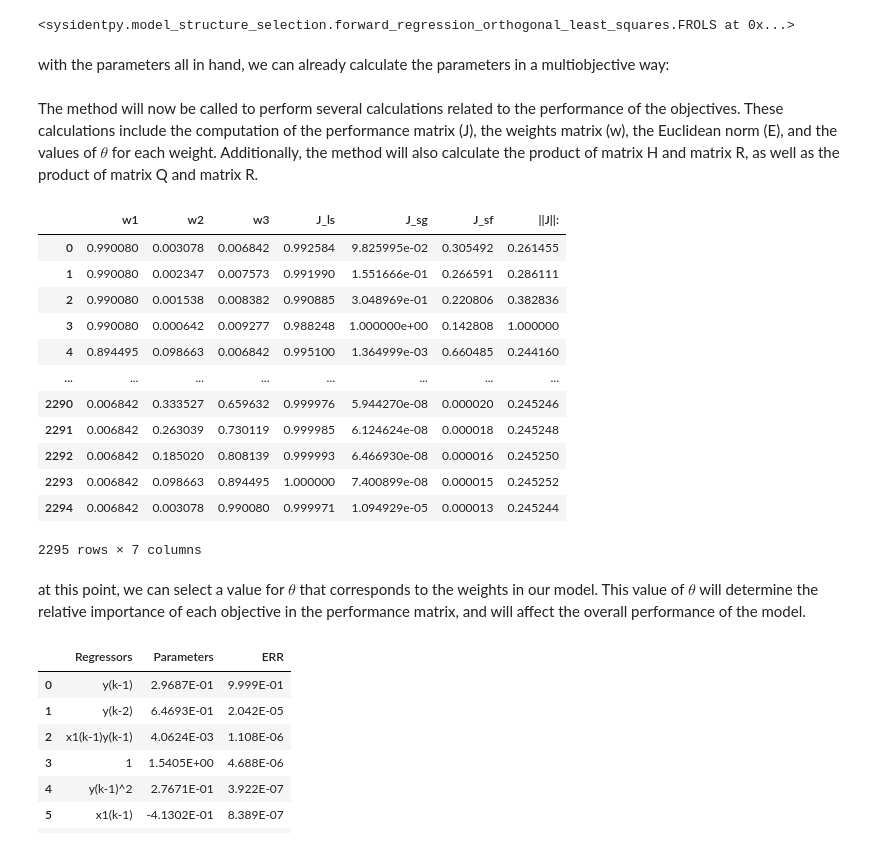
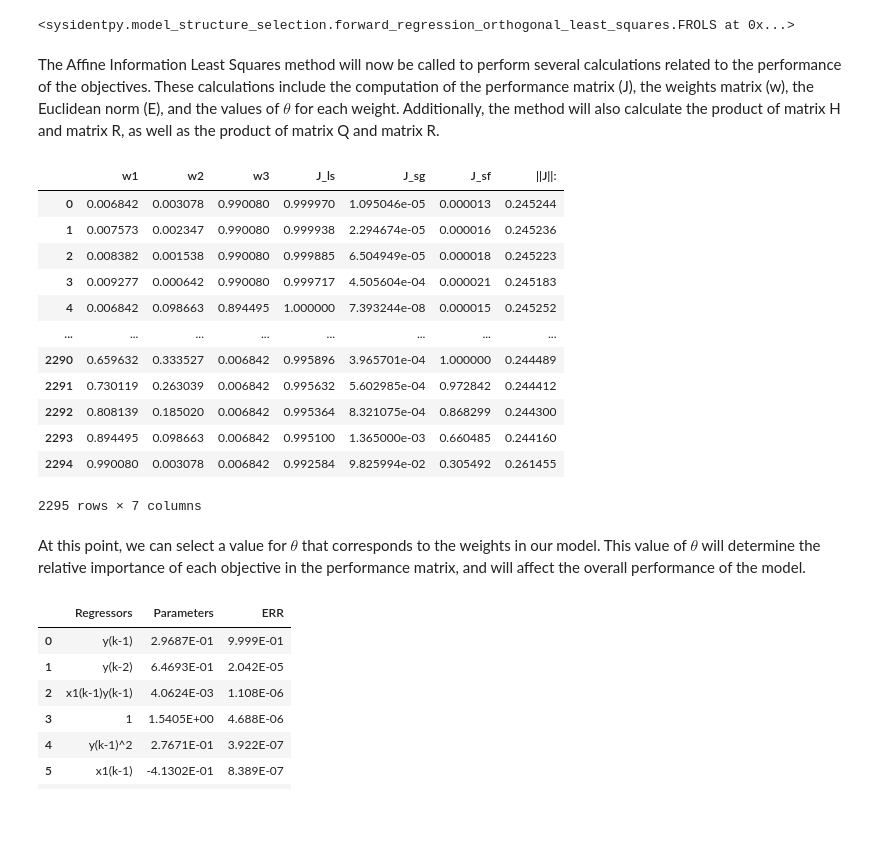
Before and after one commit to wilsonrljr/sysidentpy, a Jupyter notebook: examples/multiobjective.ipynb, the cells around one changed output. Drawn from its saved outputs; the diff is of its cells as text; code cells hidden in the pictures; blank space fills up the shorter version.

```diff
--- a/examples/multiobjective.ipynb
+++ b/examples/multiobjective.ipynb
@@ -139,9 +118,8 @@
 # %%
-# Informing test and validation data
-x_train = data_int_train.reshape(-1, 1)
-y_train = data_out_train.reshape(-1, 1)
-x_valid = data_int_valid.reshape(-1, 1)
-y_valid = data_out_valid.reshape(-1, 1)
+x_train = df_train.input.values.reshape(-1, 1)
+y_train = df_train.y.values.reshape(-1, 1)
+x_valid = df_valid.input.values.reshape(-1, 1)
+y_valid = df_valid.y.values.reshape(-1, 1)
 
 basis_function = Polynomial(degree=2)
 
@@ -162,5 +140,3 @@ model.fit(X=x_train, y=y_train)
  This change will make easier to implement new estimators and it'll improve code readability.
   warnings.warn(message, FutureWarning)
 <sysidentpy.model_structure_selection.forward_regression_orthogonal_least_squares.FROLS at 0x...>
-# %% [markdown]
-with the parameters all in hand, we can already calculate the parameters in a multiobjective way:
@@ -171,32 +143,35 @@ mult = IM(model_type=model.model_type,
 # %% [markdown]
-The method will now be called to perform several calculations related to the performance of the objectives. These calculations include the computation of the performance matrix (J), the weights matrix (w), the Euclidean norm (E), and the values of $\theta$ for each weight. Additionally, the method will also calculate the product of matrix H and matrix R, as well as the product of matrix Q and matrix R.
+The Affine Information Least Squares method will now be called to perform several calculations related to the performance of the objectives. These calculations include the computation of the performance matrix (J), the weights matrix (w), the Euclidean norm (E), and the values of $\theta$ for each weight. Additionally, the method will also calculate the product of matrix H and matrix R, as well as the product of matrix Q and matrix R.
 # %%
-# Method to calculate the parameters
-J, w, E, Theta, HR, QR, position = mult.affine_information_least_squares(y_train=y_train[2:],
-                                                                         gain=gain,y_static=Yo,
-                                                                         x_static=Uo, psi=model.psi)
-result = {'w1': w[0,:],
-          'w2': w[2,:],
-          'w3': w[1,:],
-          'J_ls': J[0,:],
-          'J_sg': J[1,:],
-          'J_sf': J[2,:],
-          '||J||:': E}
+test = AILS(final_model=model.final_model)
+
+J, w, E, Theta, HR, QR, position = test.affine_information_least_squares(
+    y_train=y_train[2:], gain=gain, y_static=Yo, x_static=Uo, psi=model.psi
+)
+result = {
+    "w1": w[0, :],
+    "w2": w[2, :],
+    "w3": w[1, :],
+    "J_ls": J[0, :],
+    "J_sg": J[1, :],
+    "J_sf": J[2, :],
+    "||J||:": E,
+}
 pd.DataFrame(result)
 # %% [output]
 |  | w1 | w2 | w3 | J_ls | J_sg | J_sf | ||J||: |
-| 0 | 0.990080 | 0.003078 | 0.006842 | 0.992584 | 9.825995e-02 | 0.305492 | 0.261455 |
-| 1 | 0.990080 | 0.002347 | 0.007573 | 0.991990 | 1.551666e-01 | 0.266591 | 0.286111 |
-| 2 | 0.990080 | 0.001538 | 0.008382 | 0.990885 | 3.048969e-01 | 0.220806 | 0.382836 |
-| 3 | 0.990080 | 0.000642 | 0.009277 | 0.988248 | 1.000000e+00 | 0.142808 | 1.000000 |
-| 4 | 0.894495 | 0.098663 | 0.006842 | 0.995100 | 1.364999e-03 | 0.660485 | 0.244160 |
+| 0 | 0.006842 | 0.003078 | 0.990080 | 0.999970 | 1.095046e-05 | 0.000013 | 0.245244 |
+| 1 | 0.007573 | 0.002347 | 0.990080 | 0.999938 | 2.294674e-05 | 0.000016 | 0.245236 |
+| 2 | 0.008382 | 0.001538 | 0.990080 | 0.999885 | 6.504949e-05 | 0.000018 | 0.245223 |
+| 3 | 0.009277 | 0.000642 | 0.990080 | 0.999717 | 4.505604e-04 | 0.000021 | 0.245183 |
+| 4 | 0.006842 | 0.098663 | 0.894495 | 1.000000 | 7.393244e-08 | 0.000015 | 0.245252 |
 | ... | ... | ... | ... | ... | ... | ... | ... |
-| 2290 | 0.006842 | 0.333527 | 0.659632 | 0.999976 | 5.944270e-08 | 0.000020 | 0.245246 |
-| 2291 | 0.006842 | 0.263039 | 0.730119 | 0.999985 | 6.124624e-08 | 0.000018 | 0.245248 |
-| 2292 | 0.006842 | 0.185020 | 0.808139 | 0.999993 | 6.466930e-08 | 0.000016 | 0.245250 |
-| 2293 | 0.006842 | 0.098663 | 0.894495 | 1.000000 | 7.400899e-08 | 0.000015 | 0.245252 |
-| 2294 | 0.006842 | 0.003078 | 0.990080 | 0.999971 | 1.094929e-05 | 0.000013 | 0.245244 |
+| 2290 | 0.659632 | 0.333527 | 0.006842 | 0.995896 | 3.965701e-04 | 1.000000 | 0.244489 |
+| 2291 | 0.730119 | 0.263039 | 0.006842 | 0.995632 | 5.602985e-04 | 0.972842 | 0.244412 |
+| 2292 | 0.808139 | 0.185020 | 0.006842 | 0.995364 | 8.321075e-04 | 0.868299 | 0.244300 |
+| 2293 | 0.894495 | 0.098663 | 0.006842 | 0.995100 | 1.365000e-03 | 0.660485 | 0.244160 |
+| 2294 | 0.990080 | 0.003078 | 0.006842 | 0.992584 | 9.825994e-02 | 0.305492 | 0.261455 |
 2295 rows × 7 columns
 # %% [markdown]
-at this point, we can select a value for $\theta$ that corresponds to the weights in our model. This value of $\theta$ will determine the relative importance of each objective in the performance matrix, and will affect the overall performance of the model.
+At this point, we can select a value for $\theta$ that corresponds to the weights in our model. This value of $\theta$ will determine the relative importance of each objective in the performance matrix, and will affect the overall performance of the model.
 # %%
```
Also changed, not shown: parts of 13 cells of this notebook, 6 other files.
